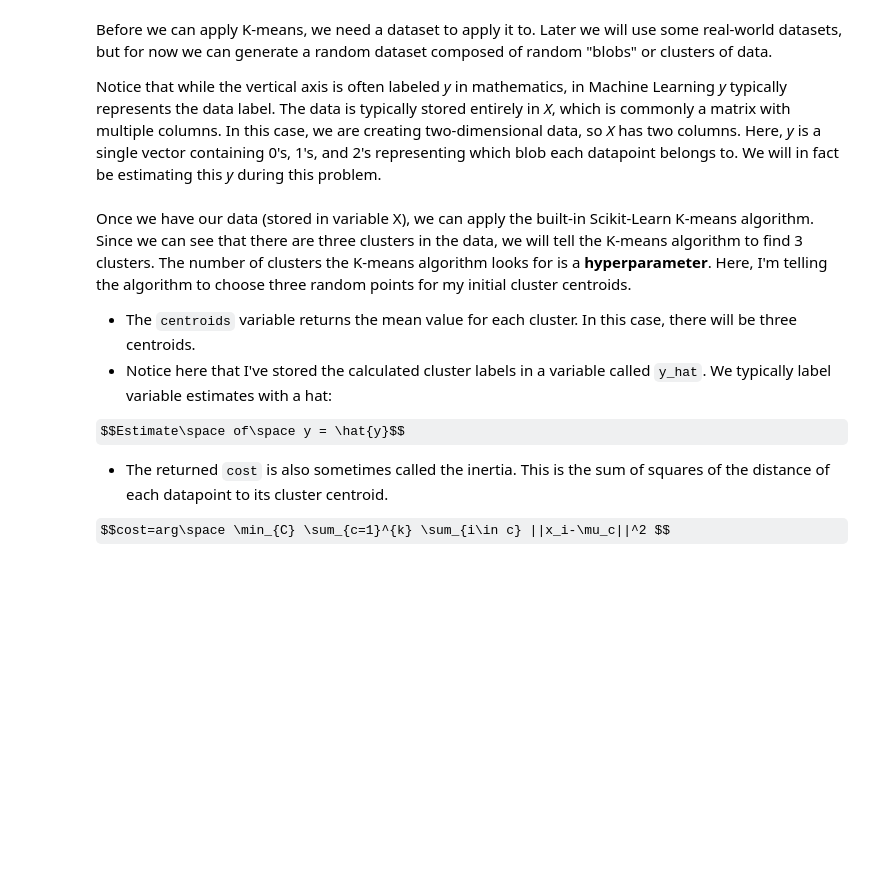
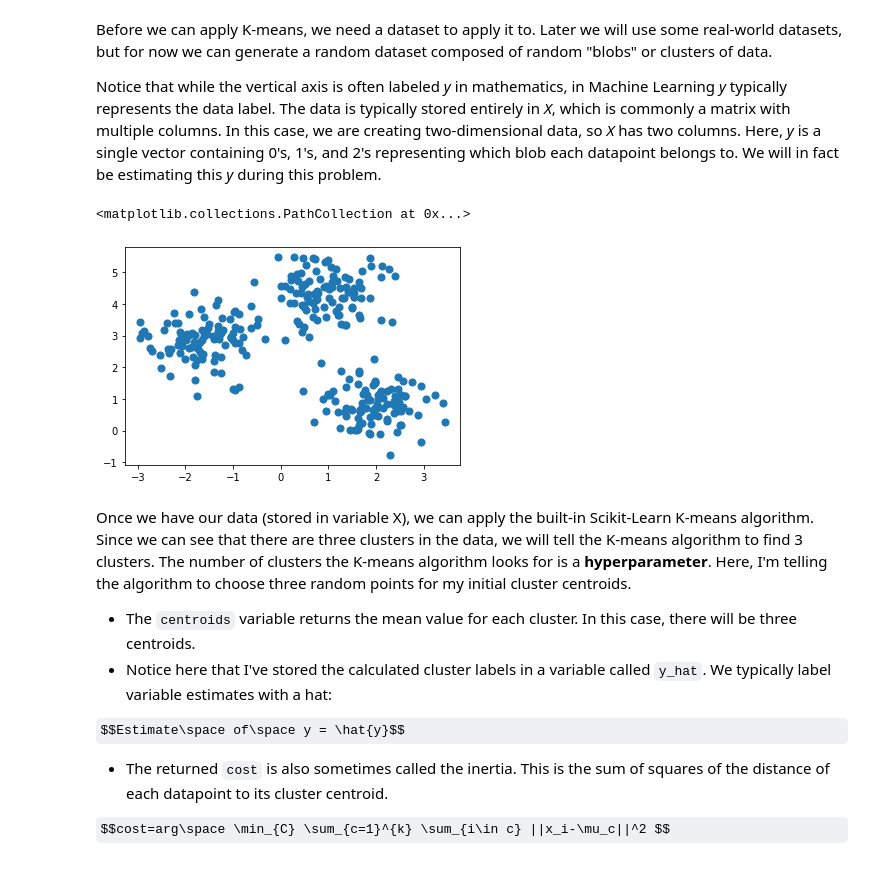
Before and after one commit to kpjaskie/SenSIP21, a Jupyter notebook: 3_ML_Algorithms_Clustering.ipynb, the cells around one changed output. Drawn from its saved outputs; the diff is of its cells as text; code cells hidden in the pictures; some formulas as TeX source; blank space fills up the shorter version.

```diff
--- a/3_ML_Algorithms_Clustering.ipynb
+++ b/3_ML_Algorithms_Clustering.ipynb
@@ -22,3 +17,23 @@ plt.scatter(X[:, 0], X[:, 1], s=50)
+# %%
+#@title Generate random data
+from sklearn.datasets import make_blobs
+
+Dataset_Size = 300 #@param {type:"slider", min:50, max:1000, step:10}
+Number_of_Clusters = 3 #@param {type:"slider", min:0, max: 5, step:1}
+Standard_Deviation = 0.6 #@param {type:"slider", min:0, max:2, step:0.1}
+Random_Seed = 0 #@param {type:"integer"}
+#@markdown Different clusters can be obtained using different random seeds.
+
+#If you remove the random_state=0, it will create random clusters
+X, y = make_blobs(n_samples=Dataset_Size,
+                  centers=Number_of_Clusters,
+                  cluster_std=Standard_Deviation,
+                  random_state=Random_Seed)
+
+plt.scatter(X[:, 0], X[:, 1], s=50)
+# %% [output]
+<matplotlib.collections.PathCollection at 0x...>
+[figure, added]
 # %% [markdown]
 Once we have our data (stored in variable X), we can apply the built-in Scikit-Learn K-means algorithm.  Since we can see that there are three clusters in the data, we will tell the K-means algorithm to find 3 clusters.  The number of clusters the K-means algorithm looks for is a **hyperparameter**.  Here, I'm telling the algorithm to choose three random points for my initial cluster centroids.
 
```
Also changed, not shown: parts of 32 cells of this notebook.
